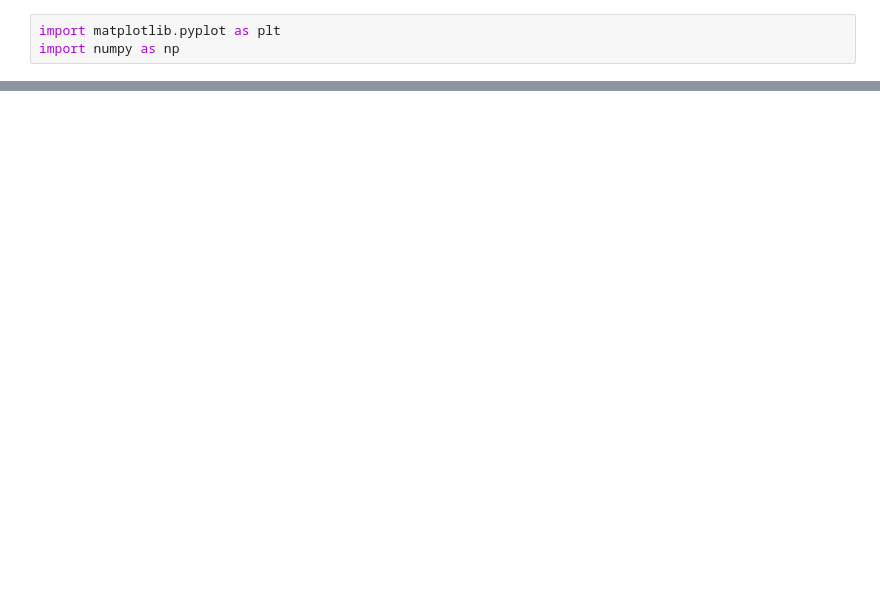
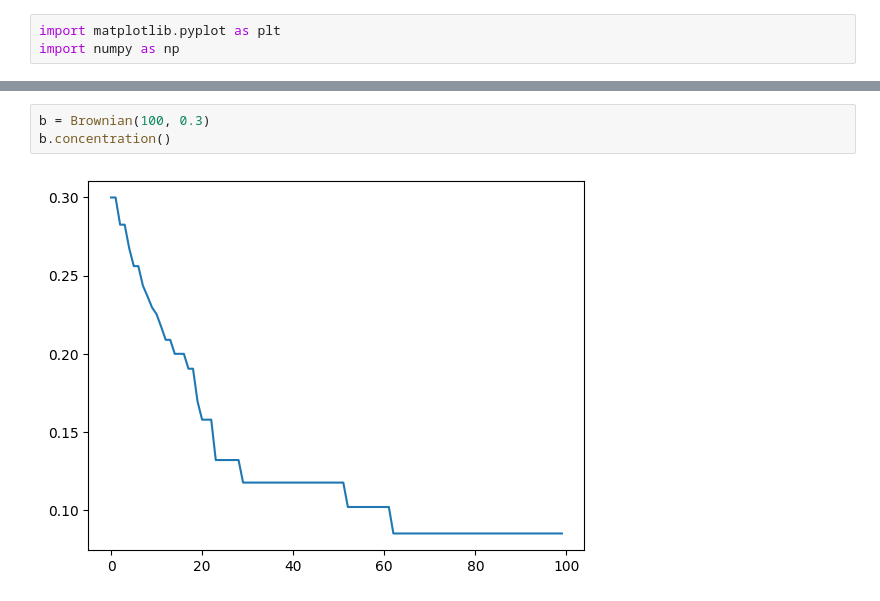
Before and after one commit to Epsylene/BrownianAnnihilation, a Jupyter notebook: brownian.ipynb, the cells around one changed output, grey strips where cells are left out. Cells and saved outputs as stored; diff of their text form; blank space fills up the shorter version.

```diff
--- a/brownian.ipynb
+++ b/brownian.ipynb
@@ -69,0 +92,5 @@ b.plot()
+# %%
+b = Brownian(100, 0.3)
+b.concentration()
+# %% [output]
+[figure, added]
```
Also changed, not shown: parts of 2 cells of this notebook, 1 other file.
